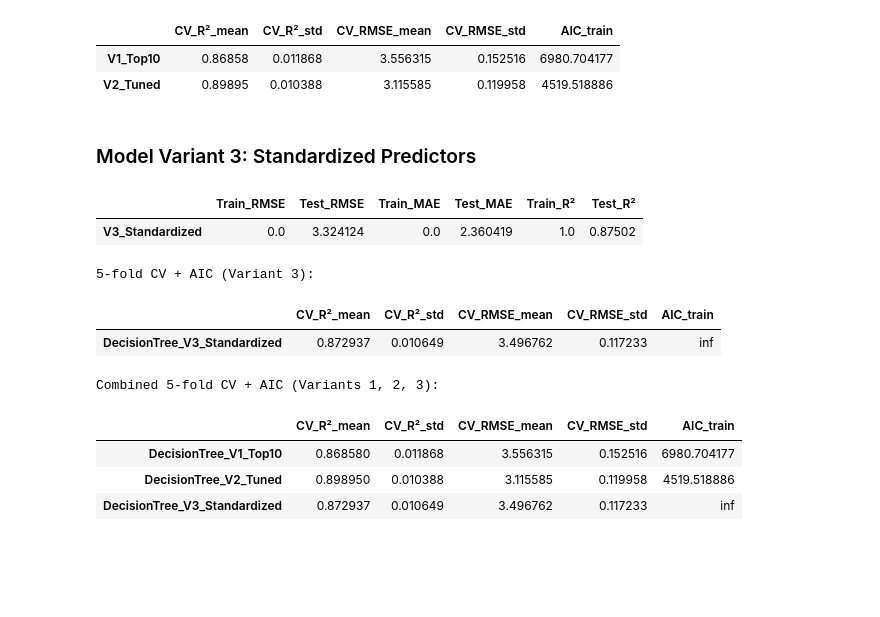
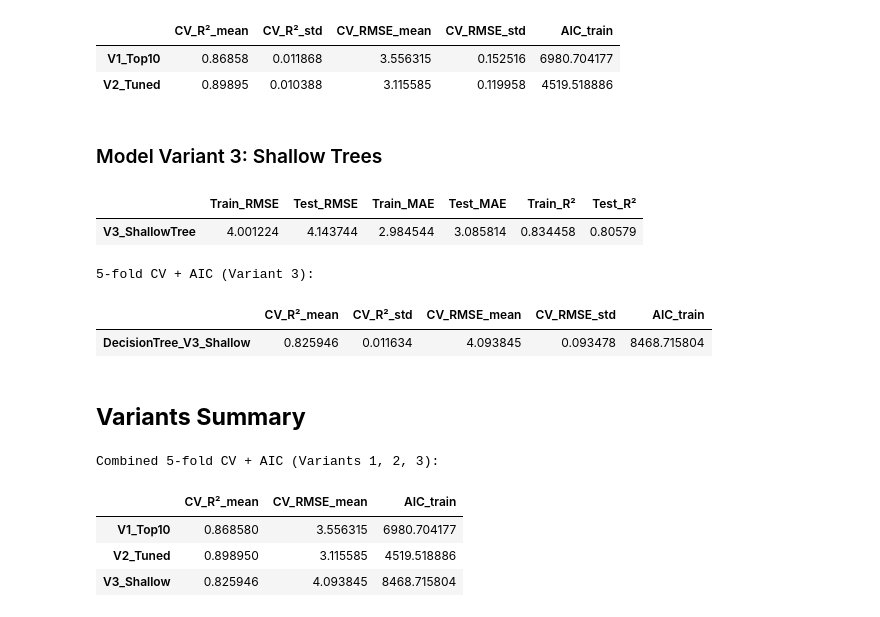
Before and after one commit to etflores1/COGS-109-Project, a Jupyter notebook: decision_tree_variants.ipynb, the cells around one changed output. Saved outputs shown, nothing was run; the diff lists cells and outputs as text; code cells hidden in the pictures; blank space fills up the shorter version.

```diff
--- a/decision_tree_variants.ipynb
+++ b/decision_tree_variants.ipynb
@@ -288,14 +288,12 @@ dt_param_grid = {
 dt_base = DecisionTreeRegressor(random_state=42)
 # %%
 # Grid search with 5-fold CV optimizing MSE (we'll convert to RMSE)
-dt_grid = GridSearchCV(estimator=dt_base, param_grid=dt_param_grid, cv=5)
+dt_grid = GridSearchCV(estimator=dt_base,param_grid=dt_param_grid,cv=5,
+    scoring="neg_root_mean_squared_error"
+)
 
 dt_grid.fit(X_train, y_train)
 
 print("Best parameters:", dt_grid.best_params_)
-
-best_cv_mse = -dt_grid.best_score_
-best_cv_rmse = np.sqrt(best_cv_mse)
-print(f"Best CV RMSE: {best_cv_rmse:.3f}")
 # %% [output]
 Best parameters: {'criterion': 'squared_error', 'max_depth': 8, 'max_features': None, 'min_samples_leaf': 4, 'min_samples_split': 10, 'splitter': 'best'}
@@ -439,4 +430,4 @@ Cross-validation + AIC comparison (5-fold):
 | V1_Top10 | 0.86858 | 0.011868 | 3.556315 | 0.152516 | 6980.704177 |
 | V2_Tuned | 0.89895 | 0.010388 | 3.115585 | 0.119958 | 4519.518886 |
 # %% [markdown]
-### Model Variant 3: Standardized Predictors
+### Model Variant 3: Shallow Trees
@@ -448,10 +434,15 @@ X_test_v3 = scaler_v3.transform(X_test)
 # %%
-# Fit a plain decision tree
-dt_v3 = DecisionTreeRegressor(random_state=42)
-dt_v3.fit(X_train_v3, y_train)
+# Shallow Decision Tree
+dt_v3 = DecisionTreeRegressor(
+    max_depth=3,
+    min_samples_leaf=5,
+    random_state=42
+)
 
-y_train_pred_v3 = dt_v3.predict(X_train_v3)
-y_test_pred_v3 = dt_v3.predict(X_test_v3)
+dt_v3.fit(X_train, y_train)
+
+y_train_pred_v3 = dt_v3.predict(X_train)
+y_test_pred_v3  = dt_v3.predict(X_test)
 # %%
 # Computed metrics
 train_rmse_v3 = np.sqrt(mean_squared_error(y_train, y_train_pred_v3))
@@ -470,18 +461,18 @@ metrics_v3 = pd.DataFrame({
     "Test_MAE":   [test_mae_v3],
     "Train_R²":   [train_r2_v3],
     "Test_R²":    [test_r2_v3]
-}, index=["V3_Standardized"])
+}, index=["V3_ShallowTree"])
 
 display(metrics_v3)
 # %% [output]
 |  | Train_RMSE | Test_RMSE | Train_MAE | Test_MAE | Train_R² | Test_R² |
-| V3_Standardized | 0.0 | 3.324124 | 0.0 | 2.360419 | 1.0 | 0.87502 |
+| V3_ShallowTree | 4.001224 | 4.143744 | 2.984544 | 3.085814 | 0.834458 | 0.80579 |
 # %%
-# 5-fold CV metrics for Variant 3
+# 5-fold CV metrics for Variant 3 (Shallow Tree)
 # R²
 cv_r2_v3 = cross_val_score(
     dt_v3,
-    X_train_v3,
+    X_train,
     y_train,
     cv=5,
     scoring="r2"
@@ -490,7 +481,7 @@ cv_r2_v3 = cross_val_score(
 # RMSE
 cv_mse_v3 = -cross_val_score(
     dt_v3,
-    X_train_v3,
+    X_train,
     y_train,
     cv=5,
     scoring="neg_mean_squared_error"
@@ -514,34 +505,34 @@ cv_aic_table_v3 = pd.DataFrame({
     "CV_RMSE_mean":    [cv_rmse_v3.mean()],
     "CV_RMSE_std":     [cv_rmse_v3.std()],
     "AIC_train":       [aic_v3]
-}, index=["DecisionTree_V3_Standardized"])
+}, index=["DecisionTree_V3_Shallow"])
 
 print("5-fold CV + AIC (Variant 3):")
 display(cv_aic_table_v3)
 # %% [output]
 5-fold CV + AIC (Variant 3):
 |  | CV_R²_mean | CV_R²_std | CV_RMSE_mean | CV_RMSE_std | AIC_train |
-| DecisionTree_V3_Standardized | 0.872937 | 0.010649 | 3.496762 | 0.117233 | inf |
+| DecisionTree_V3_Shallow | 0.825946 | 0.011634 | 4.093845 | 0.093478 | 8468.715804 |
+# %% [markdown]
+## **Variants Summary**
 # %%
 # Combined 5-fold CV + AIC comparison for Variants 1, 2, and 3
 
 combined_cv_aic = pd.DataFrame({
-    "CV_R²_mean":   [cv_r2_v1.mean(),      cv_r2_v2.mean(),      cv_r2_v3.mean()],
-    "CV_R²_std":    [cv_r2_v1.std(),       cv_r2_v2.std(),       cv_r2_v3.std()],
-    "CV_RMSE_mean": [cv_rmse_v1.mean(),    cv_rmse_v2.mean(),    cv_rmse_v3.mean()],
-    "CV_RMSE_std":  [cv_rmse_v1.std(),     cv_rmse_v2.std(),     cv_rmse_v3.std()],
-    "AIC_train":    [aic_v1,               aic_v2,               aic_v3]
+    "CV_R²_mean":   [cv_r2_v1.mean(),   cv_r2_v2.mean(),   cv_r2_v3.mean()],
+    "CV_RMSE_mean": [cv_rmse_v1.mean(), cv_rmse_v2.mean(), cv_rmse_v3.mean()],
+    "AIC_train":    [aic_v1,            aic_v2,            aic_v3]
 }, index=[
-    "DecisionTree_V1_Top10",
-    "DecisionTree_V2_Tuned",
-    "DecisionTree_V3_Standardized"
+    "V1_Top10",
+    "V2_Tuned",
+    "V3_Shallow"
 ])
 
 print("Combined 5-fold CV + AIC (Variants 1, 2, 3):")
 display(combined_cv_aic)
 # %% [output]
 Combined 5-fold CV + AIC (Variants 1, 2, 3):
-|  | CV_R²_mean | CV_R²_std | CV_RMSE_mean | CV_RMSE_std | AIC_train |
-| DecisionTree_V1_Top10 | 0.868580 | 0.011868 | 3.556315 | 0.152516 | 6980.704177 |
-| DecisionTree_V2_Tuned | 0.898950 | 0.010388 | 3.115585 | 0.119958 | 4519.518886 |
-| DecisionTree_V3_Standardized | 0.872937 | 0.010649 | 3.496762 | 0.117233 | inf |
+|  | CV_R²_mean | CV_RMSE_mean | AIC_train |
+| V1_Top10 | 0.868580 | 3.556315 | 6980.704177 |
+| V2_Tuned | 0.898950 | 3.115585 | 4519.518886 |
+| V3_Shallow | 0.825946 | 4.093845 | 8468.715804 |
```
Also changed, not shown: parts of 8 cells of this notebook.
